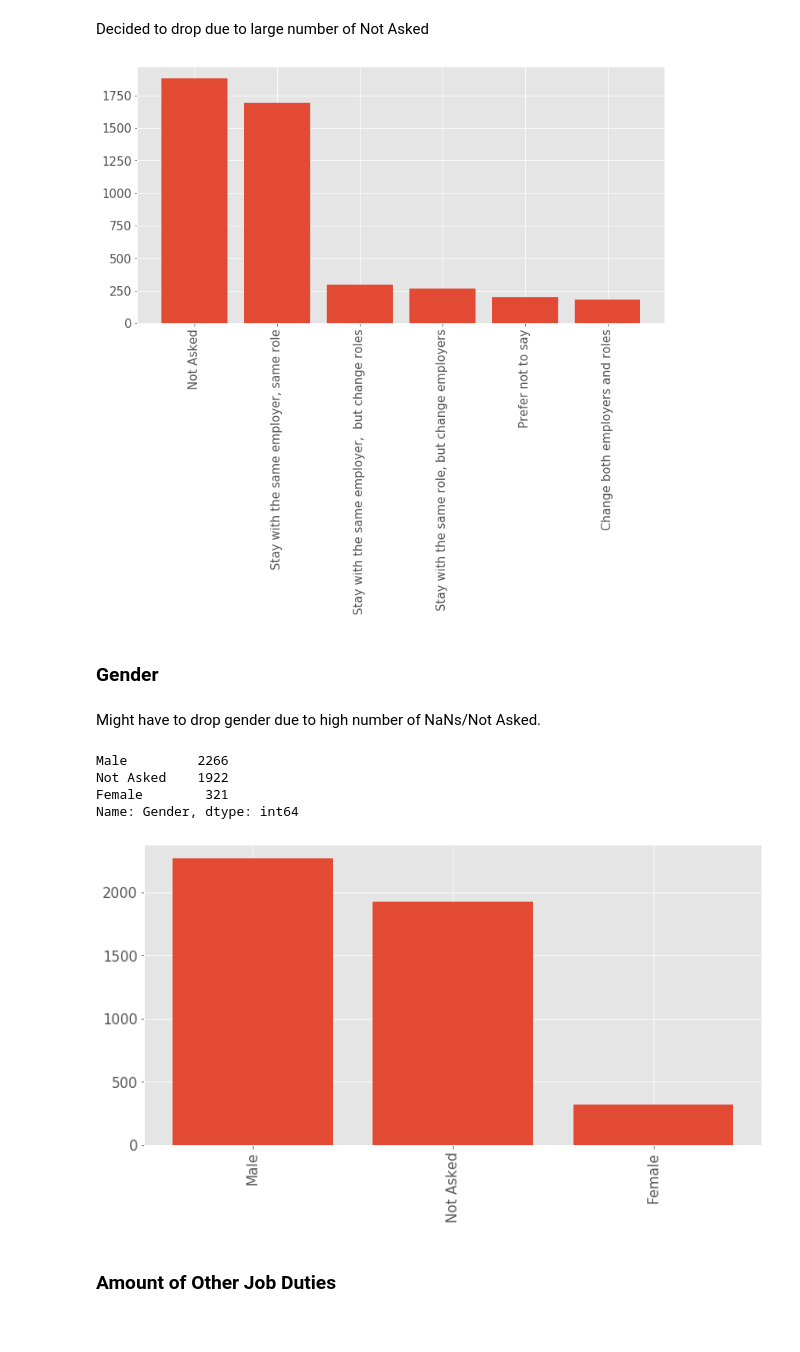
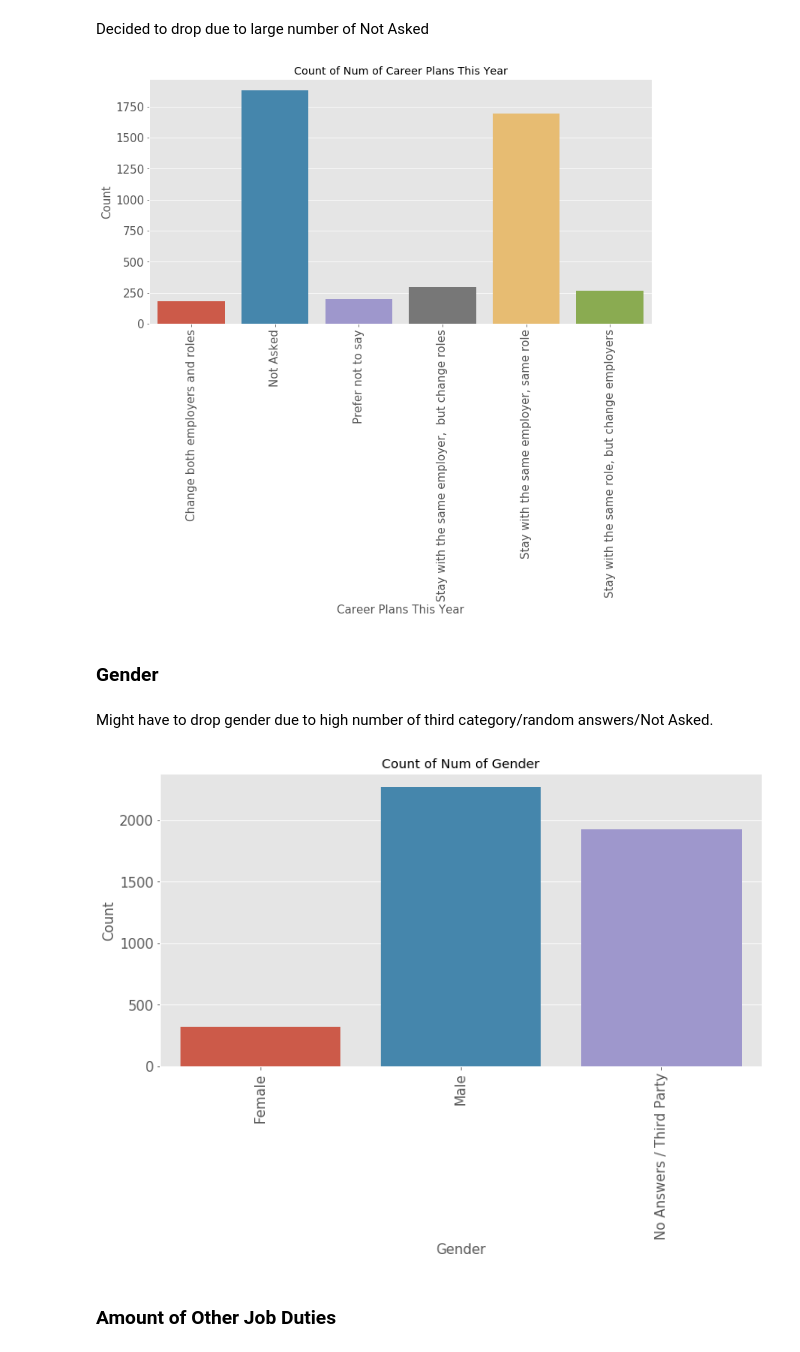
Before and after one commit to unit-00/data-professionals, a Jupyter notebook: cap1.ipynb, the cells around one changed output. Drawn from its saved outputs; the diff is of its cells as text; code cells hidden in the pictures.

```diff
--- a/cap1.ipynb
+++ b/cap1.ipynb
@@ -339,34 +347,31 @@ _ = ax.set_xticklabels(labels=us['EmploymentSector'].value_counts().index, rotat
 Decided to drop due to large number of Not Asked
 # %%
 fig, ax = plt.subplots(figsize=(12, 6))
-(plot_cat(ax, us['CareerPlansThisYear'].value_counts()))
+(plot_cat(ax, 'CareerPlansThisYear', us, xlabel='Career Plans This Year', ylabel='Count',
+         title='Count of Num of Career Plans This Year', order=us['CareerPlansThisYear'].value_counts().sort_index().index))
 
-_ = ax.set_xticklabels(labels=us['CareerPlansThisYear'].value_counts().index, rotation=90)
+_ = ax.set_xticklabels(us['CareerPlansThisYear'].value_counts().sort_index().index, rotation=90)
 # %% [output]
-[figure, old version]
+[figure, new version]
 # %% [markdown]
 ### Gender
 # %% [markdown]
-Might have to drop gender due to high number of NaNs/Not Asked.
+Might have to drop gender due to high number of third category/random answers/Not Asked.
 # %%
 def clean_gender(row):
     if (row not in ['Male', 'Female']):
-        return 'Not Asked'
+        return 'No Answers / Third Party'
     return row
 # %%
-us['Gender'].apply(clean_gender).value_counts()
+us.loc[:, 'Gender'] = us['Gender'].apply(clean_gender)
-# %% [output]
-Male         2266
-Not Asked    1922
-Female        321
-Name: Gender, dtype: int64
 # %%
 fig, ax = plt.subplots(figsize=(12, 6))
-(plot_cat(ax, us['Gender'].apply(clean_gender).value_counts()))
+(plot_cat(ax, 'Gender', us, xlabel='Gender', ylabel='Count',
+         title='Count of Num of Gender', order=us['Gender'].value_counts().sort_index().index))
 
-_ = ax.set_xticklabels(labels=us['Gender'].apply(clean_gender).value_counts().index, rotation=90)
+_ = ax.set_xticklabels(us['Gender'].value_counts().sort_index().index, rotation=90)
 # %% [output]
-[figure, old version]
+[figure, new version]
 # %% [markdown]
 ### Amount of Other Job Duties
 # %% [markdown]
```
Also changed, not shown: parts of 88 cells of this notebook, 1 other file.
